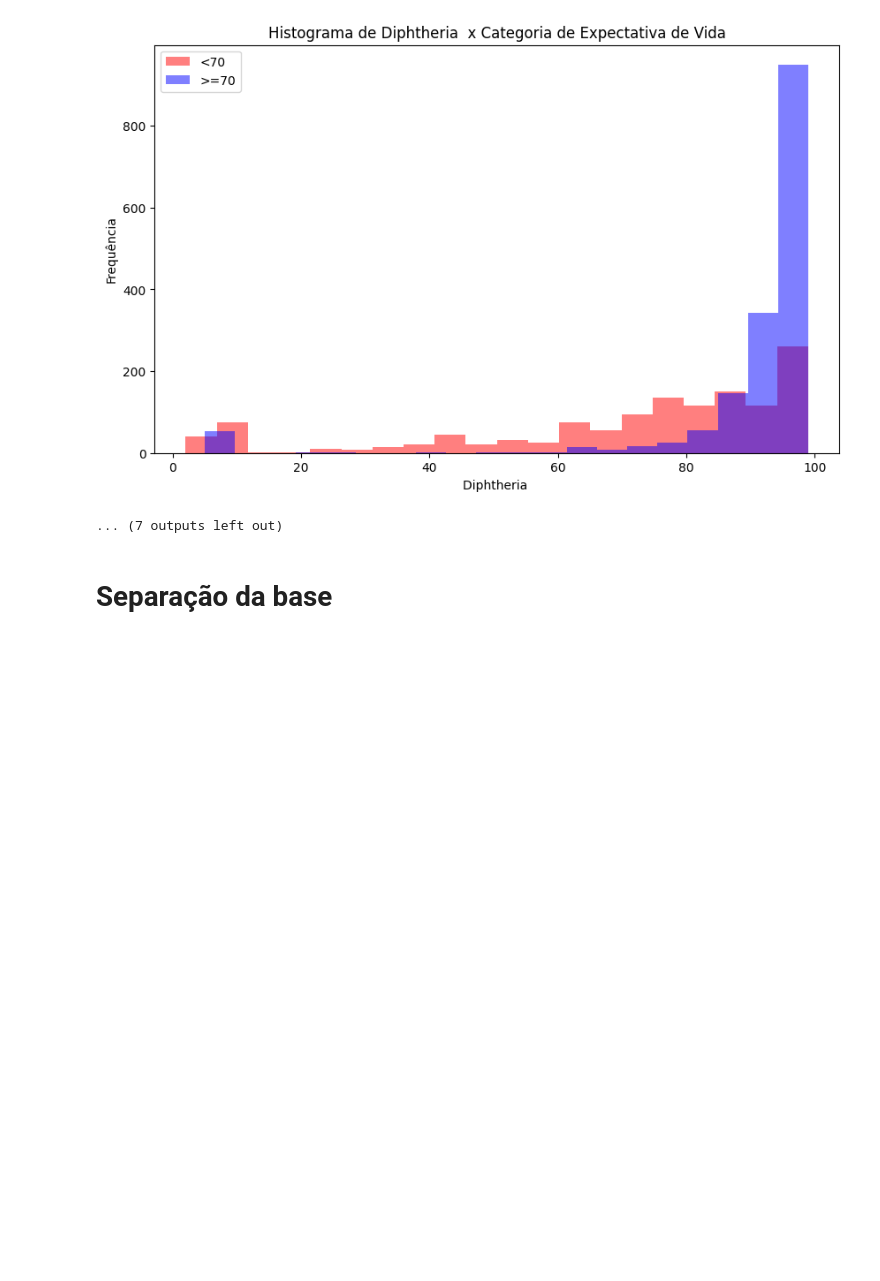
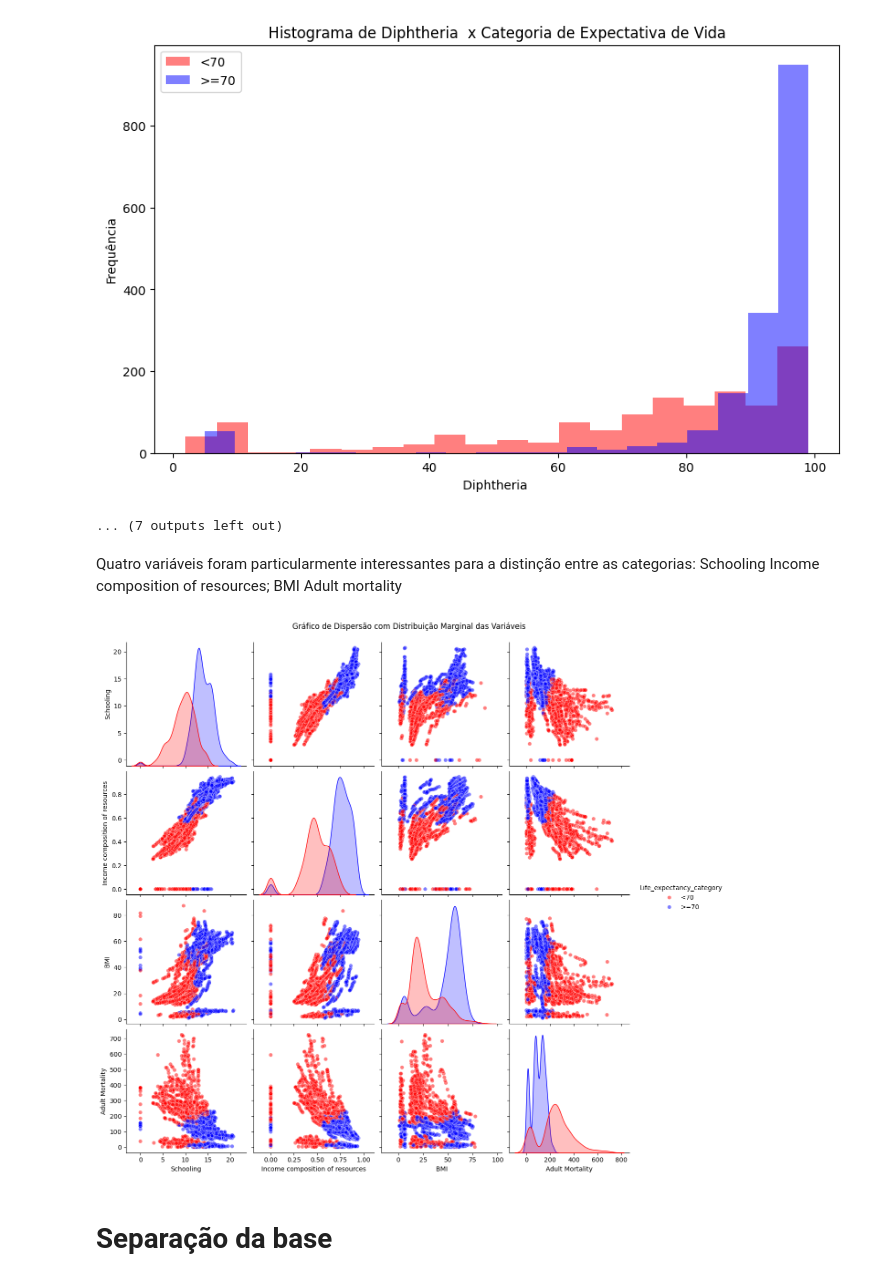
Before and after one commit to buenogi/Life-Expectancy-WHO-ML, a Jupyter notebook: Script/LifeExpectancy.ipynb, the cells around one changed output. Drawn from its saved outputs; the diff is of its cells as text; code cells hidden in the pictures; blank space fills up the shorter version.

Commit message:
Verificação das variáveis pós categorização

```diff
--- a/Script/LifeExpectancy.ipynb
+++ b/Script/LifeExpectancy.ipynb
@@ -215,3 +254,9 @@ for coluna in variaveis_numericas:
 [figure]
 [figure]
 ... (7 outputs left out)
+# %% [markdown]
+Quatro variáveis foram particularmente interessantes para a distinção entre as categorias:
+Schooling
+Income composition of resources;
+BMI
+Adult mortality
@@ -218,2 +265,15 @@ for coluna in variaveis_numericas:
+# %%
+
+variaveis = ['Schooling', 'Income composition of resources', ' BMI ', 'Adult Mortality']
+
+# Criar um gráfico de dispersão para cada par de variáveis, com as distribuições marginais
+sns.pairplot(dados, vars=variaveis, hue='Life_expectancy_category', kind='scatter',
+             palette={'<70': 'red', '>=70': 'blue'}, plot_kws={'alpha': 0.5},
+             height=3)
+
+plt.suptitle('Gráfico de Dispersão com Distribuição Marginal das Variáveis', y=1.02)
+plt.show()
+# %% [output]
+[figure, added]
 # %% [markdown]
 # Separação da base
```
Also changed, not shown: parts of 5 cells of this notebook.
